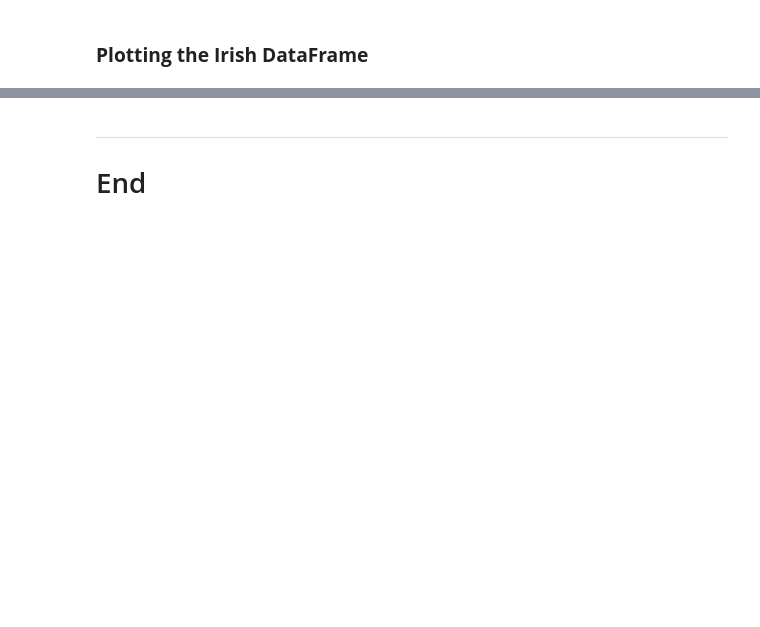
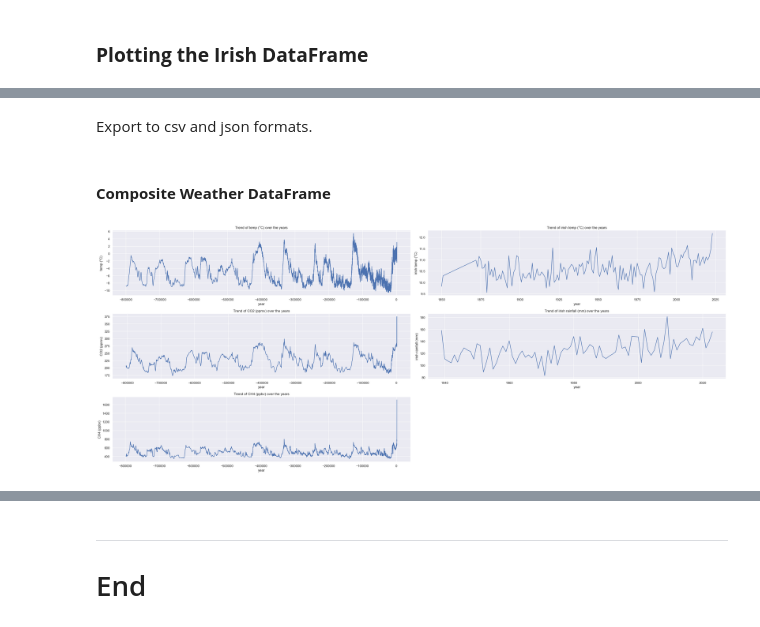
Before and after one commit to damienfarrell/prog-data-project-2, a Jupyter notebook: project_2.ipynb, the cells around one changed output, grey strips where cells are left out. Drawn from its saved outputs; the diff is of its cells as text; code cells hidden in the pictures; blank space fills up the shorter version.

```diff
--- a/project_2.ipynb
+++ b/project_2.ipynb
@@ -415,0 +392,6 @@ plt.tight_layout();
+# %%
+irish_weather_df = irish_weather_df.drop(["month"], axis=1)
+irish_weather_df = irish_weather_df.groupby("year").mean()
+# %%
+df  = pd.merge(antarctic_df, irish_weather_df, left_index=True, right_index=True, how="outer")
+df
@@ -415,0 +413,2 @@ plt.tight_layout();
+# %% [markdown]
+Export to csv and json formats.
@@ -415,0 +418,14 @@ plt.tight_layout();
+# %% [markdown]
+#### **Composite Weather DataFrame**
+# %%
+plt.figure(figsize=(30, 12))
+
+variables = ['temp (°C)', 'irish temp (°C)', 'CO2 (ppmv)', 'irish rainfall (mm)', 'CH4 (ppbv)']
+
+for i, var in enumerate(variables, 1):
+    plt.subplot(3, 2, i)
+    sns.lineplot(x='year', y=var, data=df)
+    plt.title(f'Trend of {var} over the years')
+    plt.tight_layout()
+# %% [output]
+[figure, added]
```
Also changed, not shown: parts of 16 cells of this notebook, 2 other files.
